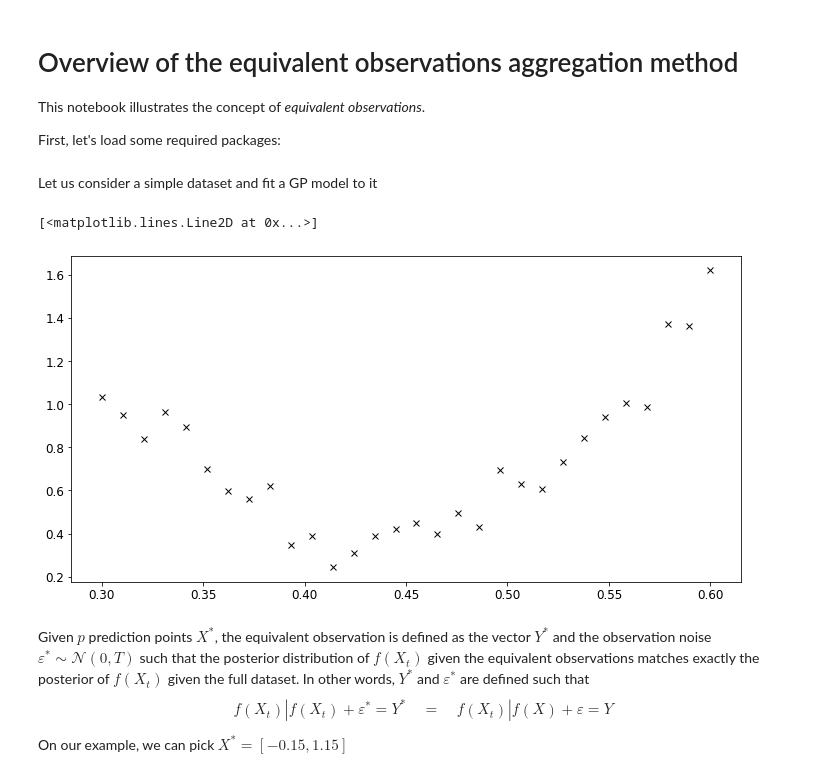
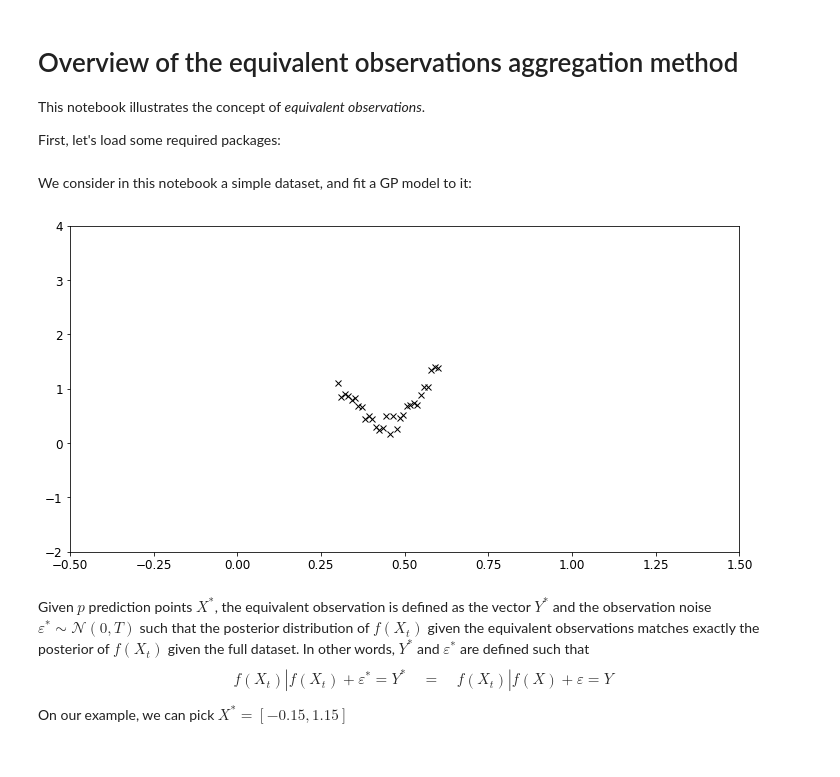
Before and after one commit to NicolasDurrande/guepard, a Jupyter notebook: docs/notebooks/explaining_equivalent_obs.ipynb, the cells around one changed output. Drawn from its saved outputs; the diff is of its cells as text; code cells hidden in the pictures.

Commit message:
making the doc notebooks a bit nicer

```diff
--- a/docs/notebooks/explaining_equivalent_obs.ipynb
+++ b/docs/notebooks/explaining_equivalent_obs.ipynb
@@ -58,24 +58,25 @@ def plt_mvn(mu, Sigma, color='C0', linestyles='solid'):
     fig = plt.contour(x, y, Z, colors=color, levels=3, linestyles=linestyles, label='label')
     mup, Sp = np.zeros((2, 1)), kernel.K(Xt).numpy()
 # %% [markdown]
-Let us consider a simple dataset and fit a GP model to it
+We consider in this notebook a simple dataset, and fit a GP model to it:
 # %%
 noise_var = 0.01
 
 def f(x):
     return np.sin(10 * x[:, :1]) + 3. * x[:, :1]
 
 X = np.linspace(0.3, 0.6, 30)[:, None]
 Y = f(X) + np.sqrt(noise_var) * np.random.normal(size=X.shape)
 
 # Define a GP model with GPflow
 kernel = gpflow.kernels.Matern32()
 m = gpflow.models.GPR((X, Y), kernel, noise_variance=noise_var)
 
 plt.plot(X, Y, "kx")
+plt.xlim((-.5, 1.5));
+plt.ylim((-2, 4));
 # %% [output]
-[<matplotlib.lines.Line2D at 0x...>]
-[figure, old version]
+[figure, new version]
 # %% [markdown]
 Given $p$ prediction points $X^*$, the equivalent observation is defined as the vector $Y^*$ and the observation noise $\varepsilon^* \sim \mathcal{N}(0, T)$ such that the posterior distribution of $f(X_t)$ given the equivalent observations matches exactly the posterior of $f(X_t)$ given the full dataset. In other words, $Y^*$ and $\varepsilon^*$ are defined such that
 $$f(X_t)|f(X_t)+\varepsilon^*=Y^* \quad = \quad f(X_t)|f(X)+\varepsilon=Y$$
```
Also changed, not shown: parts of 3 cells of this notebook, 6 other files.
